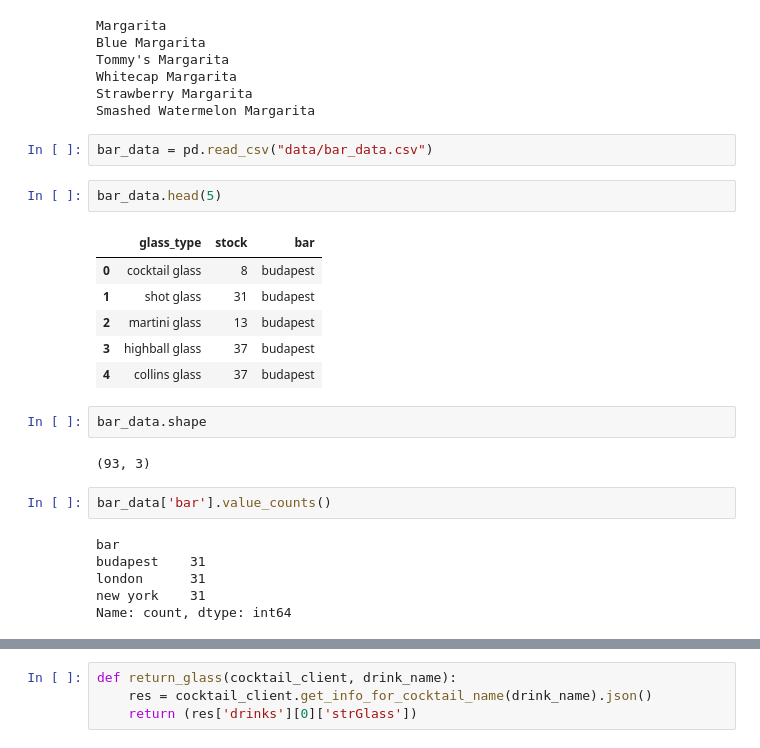
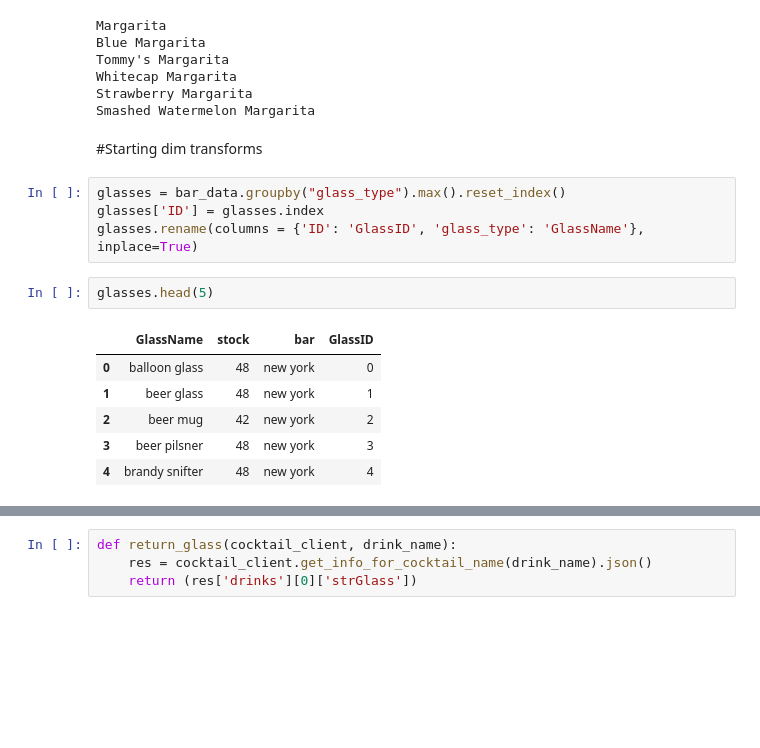
Before and after one commit to alihughf/job-hunt, a Jupyter notebook: Quantspark/explore.ipynb, the cells around one changed output, grey strips where cells are left out. Cells and saved outputs as stored; diff of their text form; blank space fills up the shorter version.

```diff
--- a/Quantspark/explore.ipynb
+++ b/Quantspark/explore.ipynb
@@ -160,26 +166,18 @@ Tommy's Margarita
 Whitecap Margarita
 Strawberry Margarita
 Smashed Watermelon Margarita
-# %%
-bar_data = pd.read_csv("data/bar_data.csv")
+# %% [markdown]
+#Starting dim transforms
+# %%
+glasses = bar_data.groupby("glass_type").max().reset_index()
+glasses['ID'] = glasses.index
+glasses.rename(columns = {'ID': 'GlassID', 'glass_type': 'GlassName'}, inplace=True)
 # %%
-bar_data.head(5)
+glasses.head(5)
 # %% [output]
-|  | glass_type | stock | bar |
-| 0 | cocktail glass | 8 | budapest |
-| 1 | shot glass | 31 | budapest |
-| 2 | martini glass | 13 | budapest |
-| 3 | highball glass | 37 | budapest |
-| 4 | collins glass | 37 | budapest |
+|  | GlassName | stock | bar | GlassID |
+| 0 | balloon glass | 48 | new york | 0 |
+| 1 | beer glass | 48 | new york | 1 |
+| 2 | beer mug | 42 | new york | 2 |
+| 3 | beer pilsner | 48 | new york | 3 |
+| 4 | brandy snifter | 48 | new york | 4 |
-# %%
-bar_data.shape
-# %% [output]
-(93, 3)
-# %%
-bar_data['bar'].value_counts()
-# %% [output]
-bar
-budapest    31
-london      31
-new york    31
-Name: count, dtype: int64
```
Also changed, not shown: parts of 41 cells of this notebook, 2 other files.
